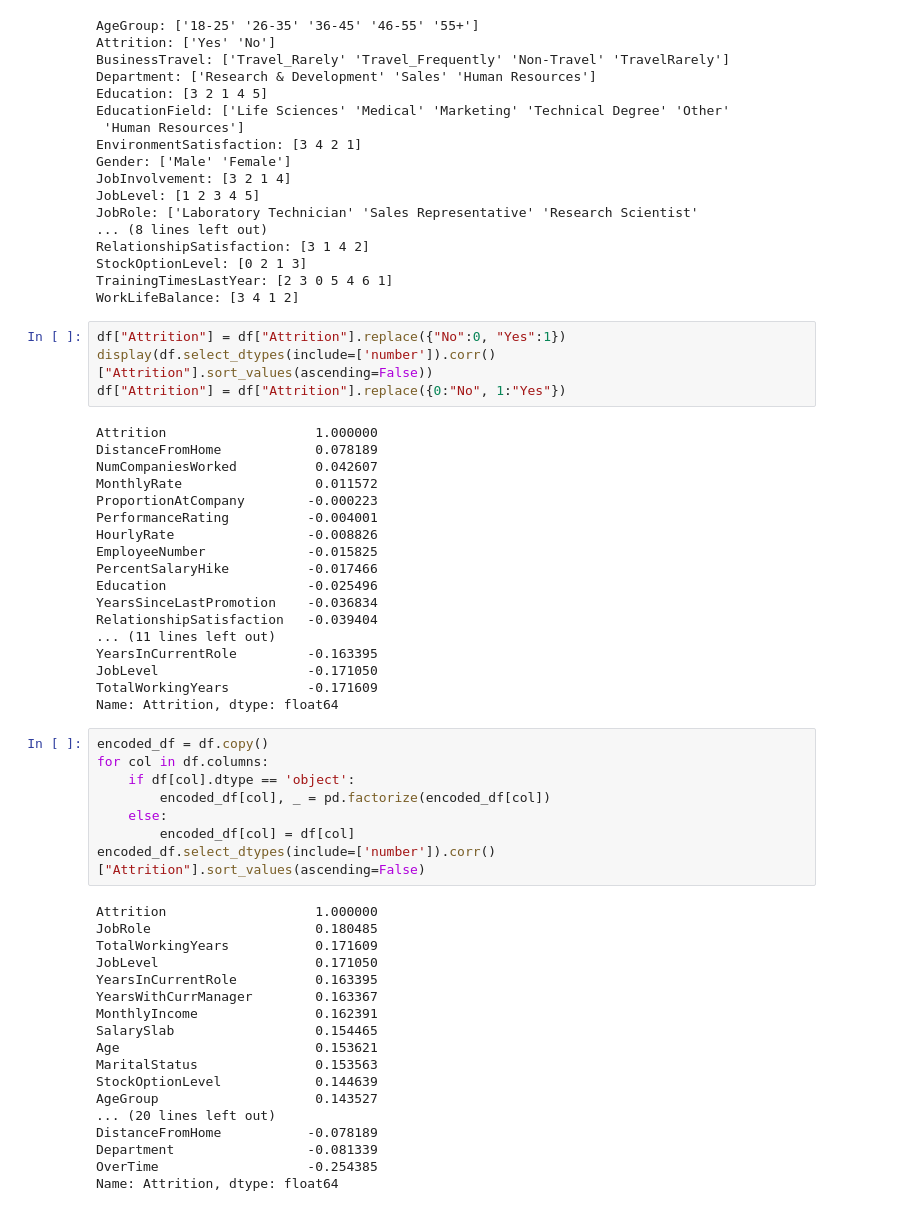
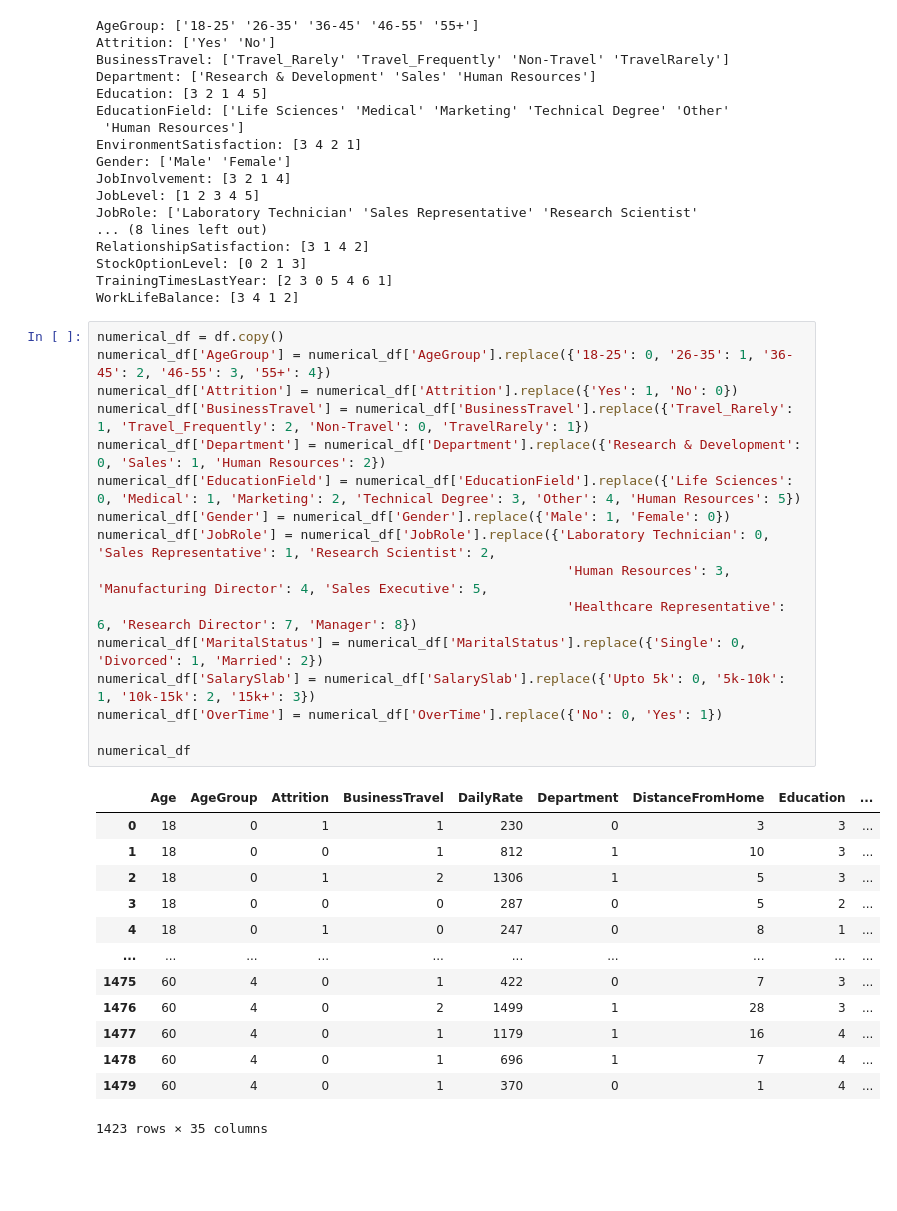
Before and after one commit to SethMoffat/Project_1, a Jupyter notebook: explore.ipynb, the cells around one changed output. Saved outputs shown, nothing was run; the diff lists cells and outputs as text; blank space fills up the shorter version.

Commit message:
changed from using factorize to a manual renaming since the order did matter

```diff
--- a/explore.ipynb
+++ b/explore.ipynb
@@ -350,51 +350,33 @@ RelationshipSatisfaction: [3 1 4 2]
 StockOptionLevel: [0 2 1 3]
 TrainingTimesLastYear: [2 3 0 5 4 6 1]
 WorkLifeBalance: [3 4 1 2]
-# %%
-df["Attrition"] = df["Attrition"].replace({"No":0, "Yes":1})
-display(df.select_dtypes(include=['number']).corr()["Attrition"].sort_values(ascending=False))
-df["Attrition"] = df["Attrition"].replace({0:"No", 1:"Yes"})
-# %% [output]
-Attrition                   1.000000
-DistanceFromHome            0.078189
-NumCompaniesWorked          0.042607
-MonthlyRate                 0.011572
-ProportionAtCompany        -0.000223
-PerformanceRating          -0.004001
-HourlyRate                 -0.008826
-EmployeeNumber             -0.015825
-PercentSalaryHike          -0.017466
-Education                  -0.025496
-YearsSinceLastPromotion    -0.036834
-RelationshipSatisfaction   -0.039404
-... (11 lines left out)
-YearsInCurrentRole         -0.163395
-JobLevel                   -0.171050
-TotalWorkingYears          -0.171609
-Name: Attrition, dtype: float64
-# %%
-encoded_df = df.copy()
-for col in df.columns:
-    if df[col].dtype == 'object':
-        encoded_df[col], _ = pd.factorize(encoded_df[col])
-    else:
-        encoded_df[col] = df[col]
-encoded_df.select_dtypes(include=['number']).corr()["Attrition"].sort_values(ascending=False)
-# %% [output]
-Attrition                   1.000000
-JobRole                     0.180485
-TotalWorkingYears           0.171609
-JobLevel                    0.171050
-YearsInCurrentRole          0.163395
-YearsWithCurrManager        0.163367
-MonthlyIncome               0.162391
-SalarySlab                  0.154465
-Age                         0.153621
-MaritalStatus               0.153563
-StockOptionLevel            0.144639
-AgeGroup                    0.143527
-... (20 lines left out)
-DistanceFromHome           -0.078189
-Department                 -0.081339
-OverTime                   -0.254385
-Name: Attrition, dtype: float64
+# %%
+numerical_df = df.copy()
+numerical_df['AgeGroup'] = numerical_df['AgeGroup'].replace({'18-25': 0, '26-35': 1, '36-45': 2, '46-55': 3, '55+': 4})
+numerical_df['Attrition'] = numerical_df['Attrition'].replace({'Yes': 1, 'No': 0})
+numerical_df['BusinessTravel'] = numerical_df['BusinessTravel'].replace({'Travel_Rarely': 1, 'Travel_Frequently': 2, 'Non-Travel': 0, 'TravelRarely': 1})
+numerical_df['Department'] = numerical_df['Department'].replace({'Research & Development': 0, 'Sales': 1, 'Human Resources': 2})
+numerical_df['EducationField'] = numerical_df['EducationField'].replace({'Life Sciences': 0, 'Medical': 1, 'Marketing': 2, 'Technical Degree': 3, 'Other': 4, 'Human Resources': 5})
+numerical_df['Gender'] = numerical_df['Gender'].replace({'Male': 1, 'Female': 0})
+numerical_df['JobRole'] = numerical_df['JobRole'].replace({'Laboratory Technician': 0, 'Sales Representative': 1, 'Research Scientist': 2,
+                                                            'Human Resources': 3, 'Manufacturing Director': 4, 'Sales Executive': 5,
+                                                            'Healthcare Representative': 6, 'Research Director': 7, 'Manager': 8})
+numerical_df['MaritalStatus'] = numerical_df['MaritalStatus'].replace({'Single': 0, 'Divorced': 1, 'Married': 2})
+numerical_df['SalarySlab'] = numerical_df['SalarySlab'].replace({'Upto 5k': 0, '5k-10k': 1, '10k-15k': 2, '15k+': 3})
+numerical_df['OverTime'] = numerical_df['OverTime'].replace({'No': 0, 'Yes': 1})
+
+numerical_df
+# %% [output]
+|  | Age | AgeGroup | Attrition | BusinessTravel | DailyRate | Department | DistanceFromHome | Education | ... |
+| 0 | 18 | 0 | 1 | 1 | 230 | 0 | 3 | 3 | ... |
+| 1 | 18 | 0 | 0 | 1 | 812 | 1 | 10 | 3 | ... |
+| 2 | 18 | 0 | 1 | 2 | 1306 | 1 | 5 | 3 | ... |
+| 3 | 18 | 0 | 0 | 0 | 287 | 0 | 5 | 2 | ... |
+| 4 | 18 | 0 | 1 | 0 | 247 | 0 | 8 | 1 | ... |
+| ... | ... | ... | ... | ... | ... | ... | ... | ... | ... |
+| 1475 | 60 | 4 | 0 | 1 | 422 | 0 | 7 | 3 | ... |
+| 1476 | 60 | 4 | 0 | 2 | 1499 | 1 | 28 | 3 | ... |
+| 1477 | 60 | 4 | 0 | 1 | 1179 | 1 | 16 | 4 | ... |
+| 1478 | 60 | 4 | 0 | 1 | 696 | 1 | 7 | 4 | ... |
+| 1479 | 60 | 4 | 0 | 1 | 370 | 0 | 1 | 4 | ... |
+1423 rows × 35 columns
```
Also changed, not shown: parts of 1 cell of this notebook.
